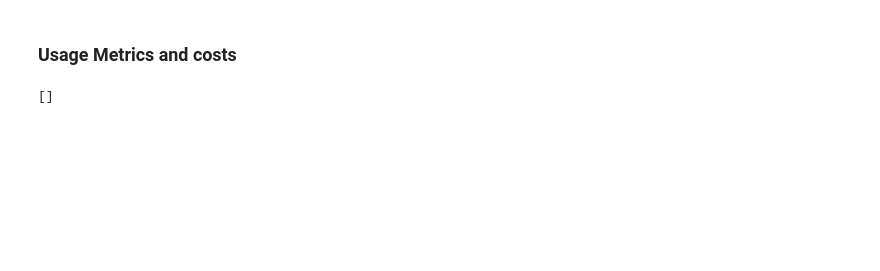
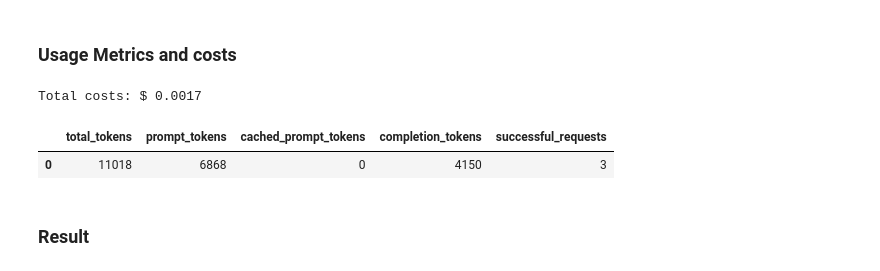
Before and after one commit to amitvermaknw/multi-ai-agent, a Jupyter notebook: src/ProjectProgress/automate-project.ipynb, the cells around one changed output. Saved outputs shown, nothing was run; the diff lists cells and outputs as text; code cells hidden in the pictures; blank space fills up the shorter version.

```diff
--- a/src/ProjectProgress/automate-project.ipynb
+++ b/src/ProjectProgress/automate-project.ipynb
@@ -290,6 +310,17 @@ result = crew.kickoff(
 # %%
 #let's see how much it would cost each time if this crew runs at scale
 
 import pandas as pd
+
+costs = 0.150 * (crew.usage_metrics.prompt_tokens + crew.usage_metrics.completion_tokens) /1_000_000
+print(f"Total costs: ${costs: .4f}")
+
+#Convert UsageMetics instance to a DataFrame
+df_usage_metric = pd.DataFrame([crew.usage_metrics.dict()])
+df_usage_metric
 # %% [output]
-[]
+Total costs: $ 0.0017
+|  | total_tokens | prompt_tokens | cached_prompt_tokens | completion_tokens | successful_requests |
+| 0 | 11018 | 6868 | 0 | 4150 | 3 |
+# %% [markdown]
+### Result
```
Also changed, not shown: parts of 6 cells of this notebook, 1 other file.
